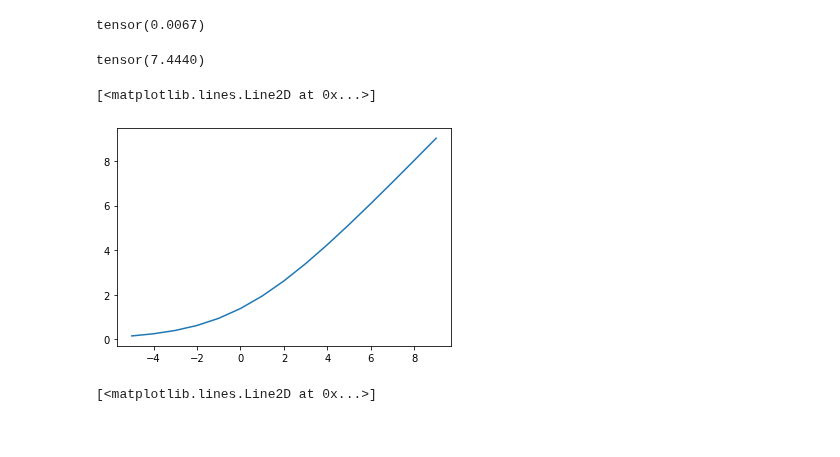
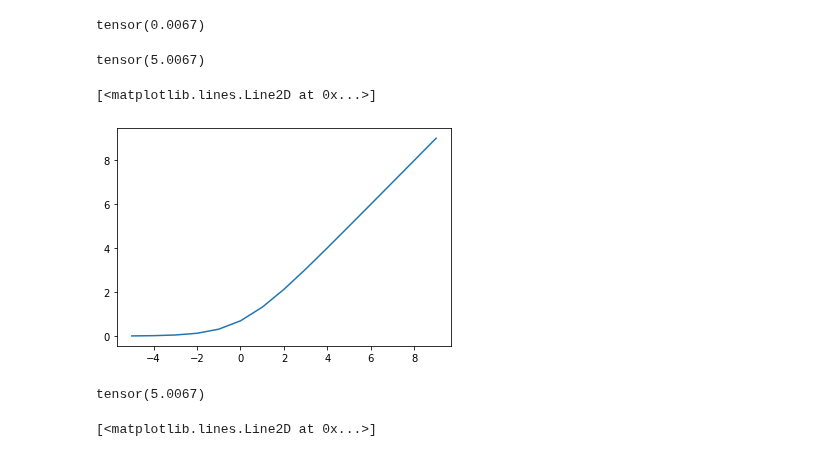
Before and after one commit to yamacisik/gated_kernel_tpp, a Jupyter notebook: dev_notebook.ipynb, the cells around one changed output. Cells and saved outputs as stored; diff of their text form; code cells hidden in the pictures.

```diff
--- a/dev_notebook.ipynb
+++ b/dev_notebook.ipynb
@@ -96,16 +96,20 @@ F.softplus(torch.tensor(-5.0),beta = 1.0)
 # %% [output]
 tensor(0.0067)
 # %%
-F.softplus(torch.tensor(1.0),beta = 0.1)
+F.softplus(torch.tensor(5.0),beta = 1)
 # %% [output]
-tensor(7.4440)
+tensor(5.0067)
 # %%
 values = torch.arange(-5,10,1.0)
-y = F.softplus(values,beta = 0.5)
+y = F.softplus(values,beta = 1.0)
 plt.plot(values,y)
 # %% [output]
 [<matplotlib.lines.Line2D at 0x...>]
-[figure, old version]
+[figure, new version]
+# %%
+y[-5]
+# %% [output]
+tensor(5.0067)
 # %%
 values = torch.arange(-10,10,1.0)
 y = torch.sigmoid(values)*20
```
Also changed, not shown: 2 other files.
